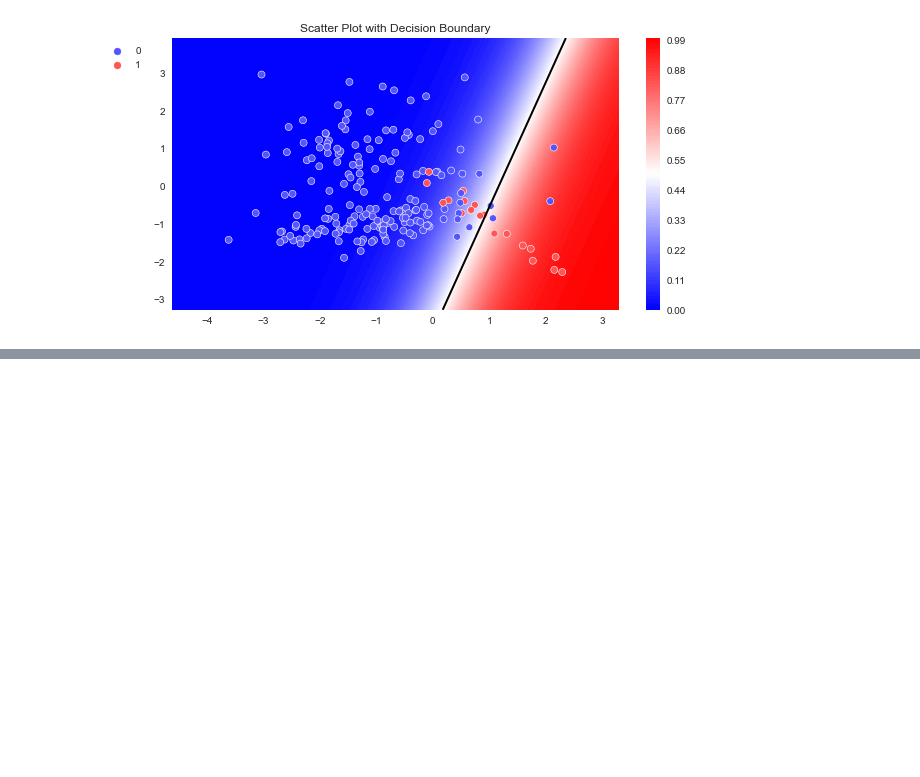
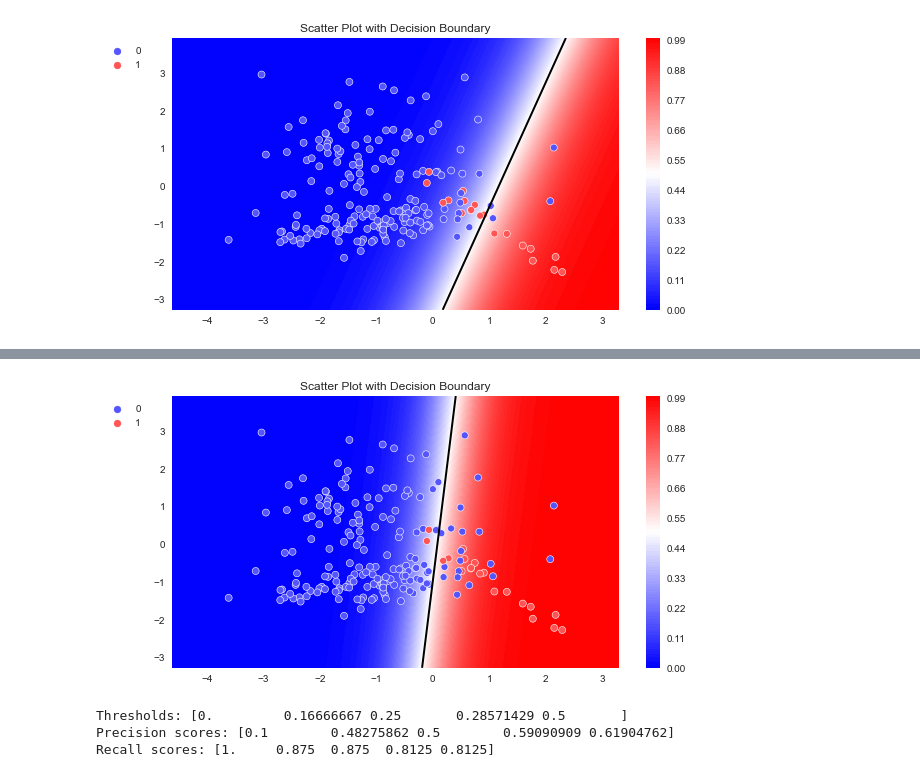
Before and after one commit to sphinxscorp/SF_data_science, a Jupyter notebook: ML-5. Валидация данных и оценка моделей/ML-5. Валидация данных и оценка моделей.ipynb, the cells around one changed output, grey strips where cells are left out. Saved outputs shown, nothing was run; the diff lists cells and outputs as text; code cells hidden in the pictures; blank space fills up the shorter version.

```diff
--- a/ML-5. Валидация данных и оценка моделей/ML-5. Валидация данных и оценка моделей.ipynb
+++ b/ML-5. Валидация данных и оценка моделей/ML-5. Валидация данных и оценка моделей.ipynb
@@ -396,3 +396,19 @@ def plot_probabilities_2d(X, y, model):
 plot_probabilities_2d(X, y, log_reg)
 # %% [output]
 [figure]
+# %%
+#Создаём модель
+model = tree.DecisionTreeClassifier(
+    criterion='entropy', #критерий информативности
+    max_depth=7, #максимальная глубина
+    min_samples_leaf=5, #минимальное число объектов в листе
+    random_state=42, #генератор случайных чисел
+    class_weight='balanced' #веса классов
+)
+#Обучаем модель на тренировочной выборке
+model.fit(X_train, y_train)
+#Делаем предсказание для каждой из выборок
+y_train_pred = model.predict(X_train)
+y_valid_pred = model.predict(X_valid)
+#Выводим значения метрик
+print(metrics.classification_report(y_valid, y_valid_pred))
@@ -398,0 +424,15 @@ plot_probabilities_2d(X, y, log_reg)
+# %%
+from sklearn import datasets
+X, y = datasets.make_classification(
+    n_samples=200, #количество объектов
+    n_features=2, #количество признаков
+    n_informative=2, #количество информативных признаков
+    n_redundant=0, #количество неинформативных признаков
+    n_classes=2, #количество классов
+    weights=[1, 0.2], #пропорции классов
+    random_state=40 #генератор случайных чисел
+)
+log_reg_balanced = linear_model.LogisticRegression(class_weight='balanced')
+log_reg_balanced.fit(X_train, y_train)
+y_valid_pred = log_reg_balanced.predict(X_valid)
+print(metrics.classification_report(y_valid, y_valid_pred))
@@ -398,0 +448,4 @@ plot_probabilities_2d(X, y, log_reg)
+# %%
+plot_probabilities_2d(X, y, log_reg_balanced)
+# %% [output]
+[figure, added]
@@ -398,0 +469,11 @@ plot_probabilities_2d(X, y, log_reg)
+# %%
+#Вычисляем координаты PR-кривой
+precision, recall, thresholds = metrics.precision_recall_curve(y_train, y_cv_proba_pred)
+
+print('Thresholds:', thresholds[:5])
+print('Precision scores:', precision[:5])
+print('Recall scores:',recall[:5])
+# %% [output]
+Thresholds: [0.         0.16666667 0.25       0.28571429 0.5       ]
+Precision scores: [0.1        0.48275862 0.5        0.59090909 0.61904762]
+Recall scores: [1.     0.875  0.875  0.8125 0.8125]
```
Also changed, not shown: parts of 10 cells of this notebook.
